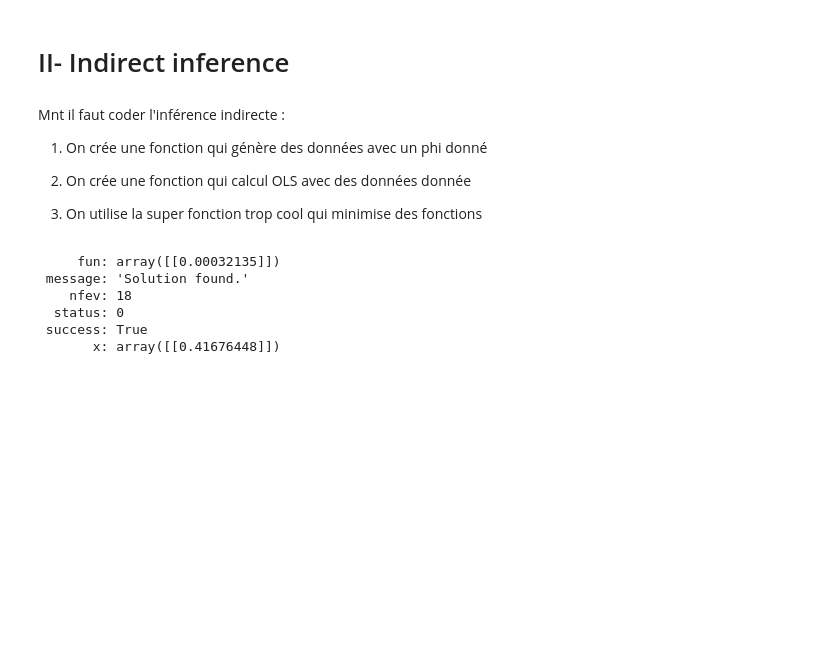
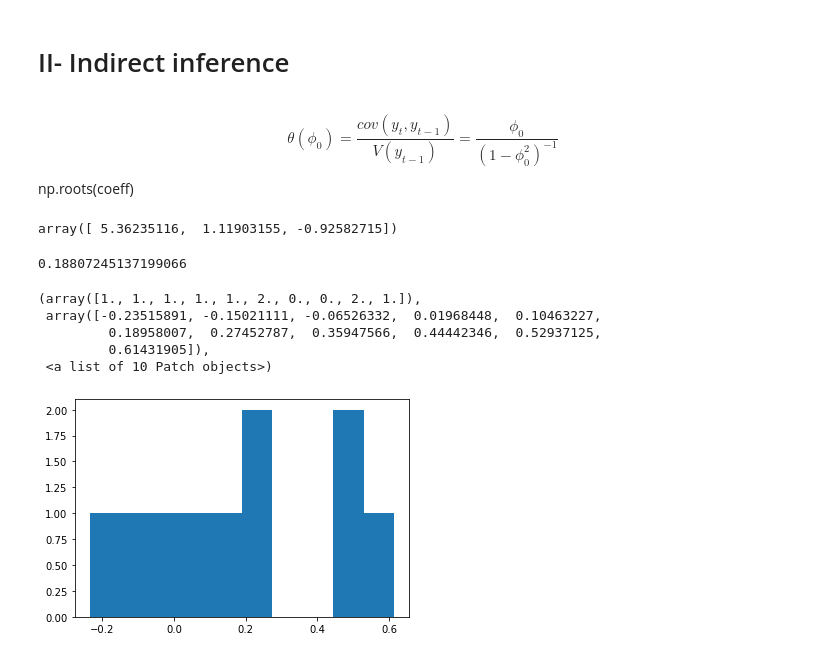
Before and after one commit to agatherosenzweig/Advanced-econometrics, a Jupyter notebook: Notebook GMM - version Agathe.ipynb, the cells around one changed output. Saved outputs shown, nothing was run; the diff lists cells and outputs as text; code cells hidden in the pictures; blank space fills up the shorter version.

```diff
--- a/Notebook GMM - version Agathe.ipynb
+++ b/Notebook GMM - version Agathe.ipynb
@@ -178,22 +184,14 @@ plt.show()
 # %% [markdown]
 # II- Indirect inference
-# %% [markdown]
-Mnt il faut coder l'inférence indirecte :
-
-1) On crée une fonction qui génère des données avec un phi donné
-
-2) On crée une fonction qui calcul OLS avec des données donnée
-
-3) On utilise la super fonction trop cool qui minimise des fonctions
 # %%
-#Data generation
-def true_model_generation(phi,n,T):
-    phizero=float(phi)
+def data_generation(n, T):
     a = np.random.normal(0,1, size = n)
     y0 = np.vectorize(lambda x: np.random.normal(x/(1-phizero),1/(1-phizero**2)**0.5))(a)
     epsilon = np.random.normal(0, 1, size = n*T)
-    y=np.zeros((T,n))
-    y[0]=y0
+
+
+    #matrix where each row is the time period, and each column is the ith individual
+    y=np.zeros((T+1,n))
 
     #the first row of the matrix is y0
     y[0] = y0
@@ -204,6 +202,4 @@ def true_model_generation(phi,n,T):
     #recursive definition of y, delta_y and delta_epsilon
     for j in range(1,T+1):
         y[j] = a + y[j-1]*phizero + epsilon[j]
-        delta_y[j] = y[j] - y[j-1]
-
     return(y)
@@ -229,19 +206,38 @@ def b_NT(phi,H):
-# %%
-#Minimisation de l'écart entre la binding fuction simulée et la "vraie valeur"
-# de la binding function
-
-def estim_indirect(H):
-    x=ML_papier(y)
-    def ecartL2(phi):
-        return abs(x-b_NT(phi,H))
-    return minimize_scalar(ecartL2,method="bounded", bounds=(0.01,0.99) )
-
-
-estim_indirect(40)
-# %% [output]
-     fun: array([[0.00032135]])
- message: 'Solution found.'
-    nfev: 18
-  status: 0
- success: True
-       x: array([[0.41676448]])
+# %% [markdown]
+$$ \theta(\phi_{0}) = \frac{cov(y_{t}, y_{t-1})}{V(y_{t-1})} = \frac{\phi_0}{(1 - \phi_{0}^2)^{-1}}$$
+np.roots(coeff)
+# %%
+theta = 0.18
+np.roots([- theta, 1, 0, -1])
+# %% [output]
+array([ 5.36235116,  1.11903155, -0.92582715])
+# %%
+H = 10
+
+def objective_function(y,i, T,theta):
+    return(sum([y[t][i] - theta*y[t-1][i] for t in range(1,T+1)])/T)
+
+def agg_obj(y,T,theta):
+    return(np.mean([objective_function(data_generation(n,T),i,T,theta) for i in range(n)]))
+
+
+def to_minimize(theta):
+    m = np.mean([agg_obj(y,T,theta) for h in range(H)])
+    return(np.dot(m, m))
+
+minimize_scalar(to_minimize, bounds = (-0.99,0.99), method = "bounded").x
+# %% [output]
+0.18807245137199066
+# %%
+results = []
+for j in tqdm.tqdm(range(10)):
+    y = data_generation(n,T)
+    results.append(minimize_scalar(to_minimize, bounds = (-0.99,0.99), method = "bounded").x)
+plt.hist(results)
+# %% [output]
+(array([1., 1., 1., 1., 1., 2., 0., 0., 2., 1.]),
+ array([-0.23515891, -0.15021111, -0.06526332,  0.01968448,  0.10463227,
+         0.18958007,  0.27452787,  0.35947566,  0.44442346,  0.52937125,
+         0.61431905]),
+ <a list of 10 Patch objects>)
+[figure, added]
```
Also changed, not shown: parts of 13 cells of this notebook.
